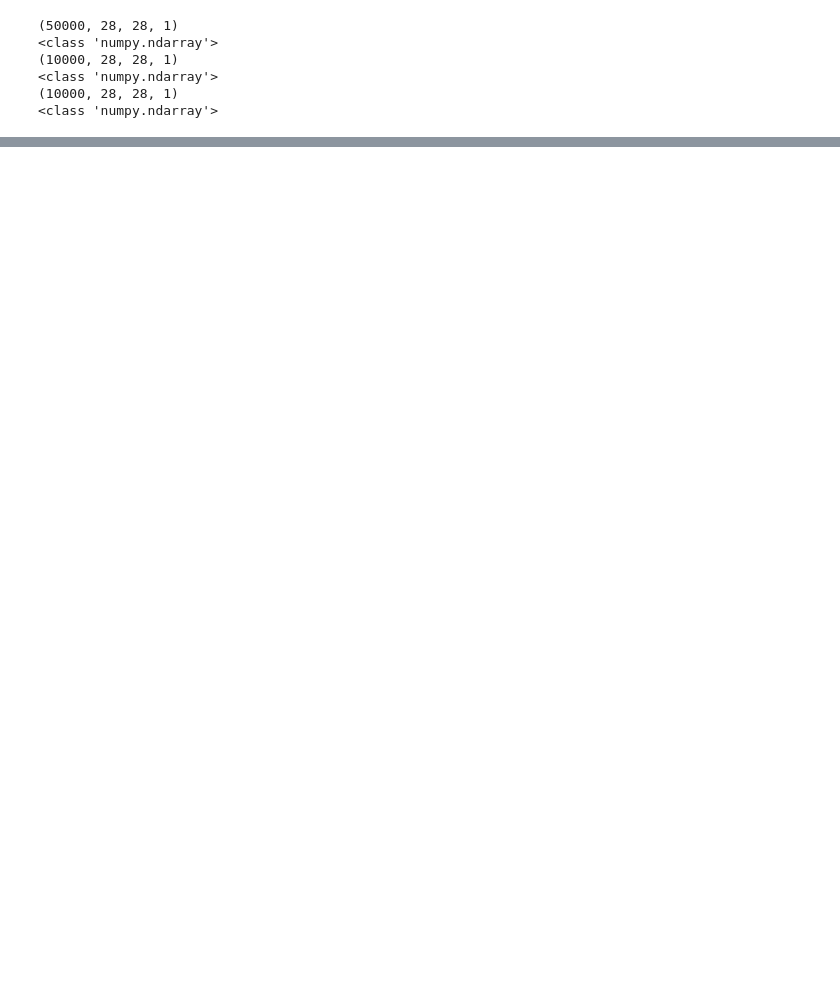
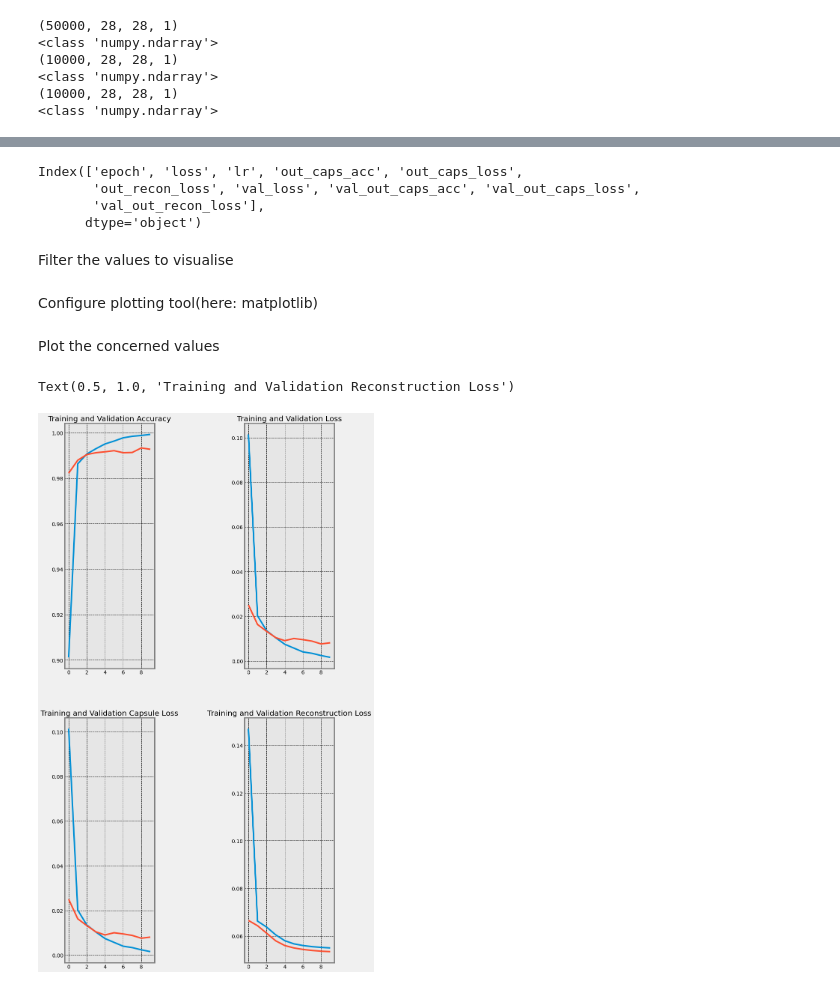
Before and after one commit to Utkarsh87/capsule-networks, a Jupyter notebook: mnist experiments/CapsuleNet.ipynb, the cells around one changed output, grey strips where cells are left out. Cells and saved outputs as stored; diff of their text form; code cells hidden in the pictures; blank space fills up the shorter version.

Commit message:
added viz || 10 epochs || 3 routings

```diff
--- a/mnist experiments/CapsuleNet.ipynb
+++ b/mnist experiments/CapsuleNet.ipynb
@@ -374,0 +380,13 @@ model.save_weights('trained_model.h5')
+# %%
+import pandas as pd
+pd.set_option('display.max_columns', None)
+
+df = pd.read_csv('log.csv')
+print(df.columns)
+# %% [output]
+Index(['epoch', 'loss', 'lr', 'out_caps_acc', 'out_caps_loss',
+       'out_recon_loss', 'val_loss', 'val_out_caps_acc', 'val_out_caps_loss',
+       'val_out_recon_loss'],
+      dtype='object')
+# %% [markdown]
+Filter the values to visualise
@@ -374,0 +408,51 @@ model.save_weights('trained_model.h5')
+# %% [markdown]
+Configure plotting tool(here: matplotlib)
+# %%
+import matplotlib.pyplot as plt
+from pylab import rcParams
+rcParams['figure.figsize'] = 5, 10
+plt.style.use('fivethirtyeight')
+plt.rc('grid', color='k', linestyle='--')
+plt.rc('xtick', direction='out', color='black')
+plt.rc('ytick', direction='out', color='black')
+plt.rc('axes', facecolor='#E6E6E6', edgecolor='gray', axisbelow=True, grid=True)
+# %% [markdown]
+Plot the concerned values
+# %%
+epochs = range(len(loss))
+
+params = {'left' : 1,
+          'right' : 3,
+          'bottom' : 1,
+          'top' : 3,
+          'wspace' : 1,
+          'hspace' : 0.2}
+
+plt.subplots_adjust(**params)
+
+# Plot retrieved data : accuracy
+plt.subplot(221)
+plt.plot(epochs, out_caps_acc)
+plt.plot(epochs, val_out_caps_acc)
+plt.title("Training and Validation Accuracy")
+
+# Plot retrieved data : loss
+plt.subplot(222)
+plt.plot(epochs, loss)
+plt.plot(epochs, val_loss)
+plt.title("Training and Validation Loss")
+
+# Plot retrieved data : capsule loss
+plt.subplot(223)
+plt.plot(epochs, out_caps_loss)
+plt.plot(epochs, val_out_caps_loss)
+plt.title("Training and Validation Capsule Loss")
+
+# Plot retrieved data : capsule loss
+plt.subplot(224)
+plt.plot(epochs, out_recon_loss)
+plt.plot(epochs, val_out_recon_loss)
+plt.title("Training and Validation Reconstruction Loss")
+# %% [output]
+Text(0.5, 1.0, 'Training and Validation Reconstruction Loss')
+[figure, added]
```
Also changed, not shown: parts of 24 cells of this notebook.
